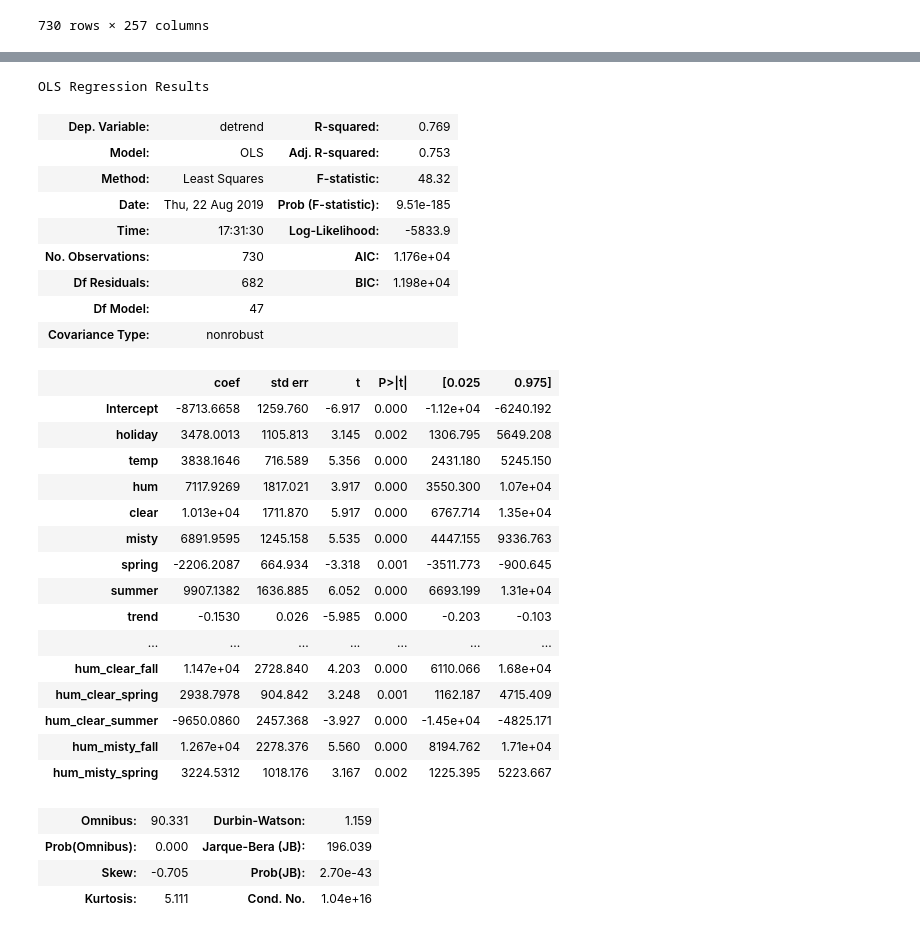
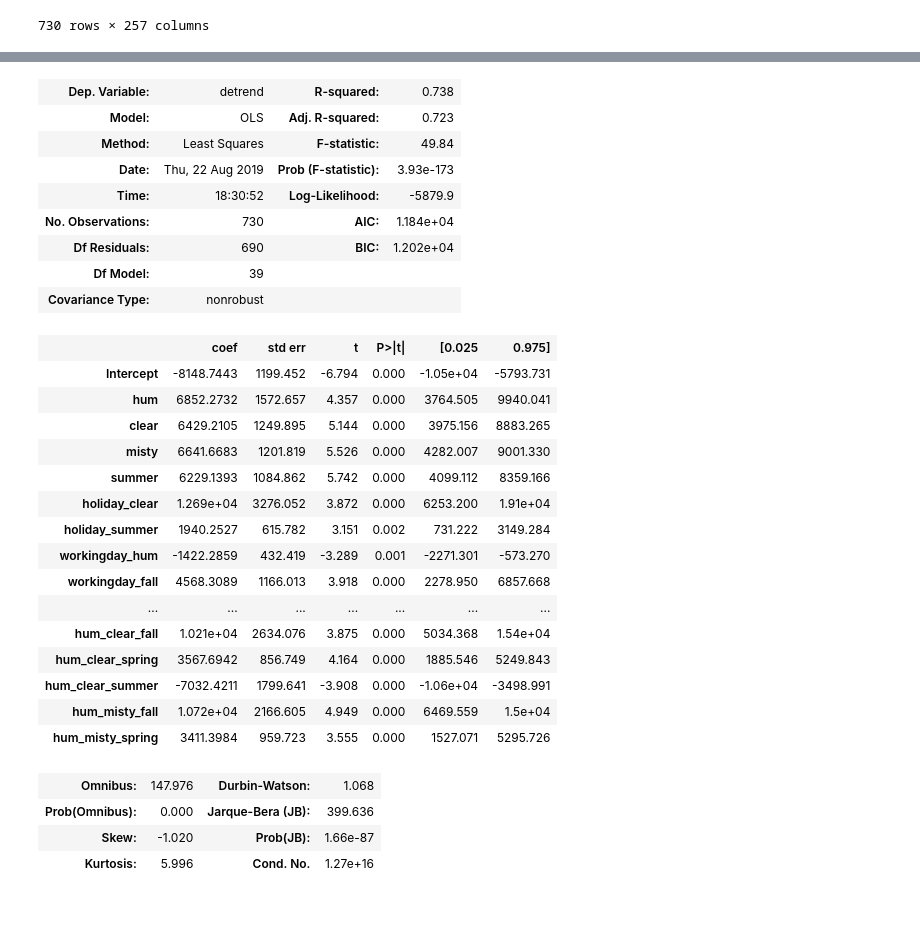
Before and after one commit to pauly51994/Bike_predictor, a Jupyter notebook: Bike-Sharing-Dataset/TEST.ipynb, the cells around one changed output, grey strips where cells are left out. Saved outputs shown, nothing was run; the diff lists cells and outputs as text; code cells hidden in the pictures.

```diff
--- a/Bike-Sharing-Dataset/TEST.ipynb
+++ b/Bike-Sharing-Dataset/TEST.ipynb
@@ -189,6 +189,8 @@ final_df = final_df.drop([name for name in list(final_df.columns) if 'casual' in
 final_df = final_df.drop([name for name in list(final_df.columns) if 'registered' in name or 'windspeed' in name],axis=1)
 # %%
 workingivs = list(final_df.columns)
+# %%
+workingivs.remove('trend')
 # %%
 workingivs.remove('detrend')
 # %%
@@ -255,16 +255,16 @@ for i in range(10):
 # %%
-ref1 = refine_model(lr_model,workingivs,.9)
-ref2 = refine_model(ref1[0], ref1[1],.9)
-ref3 = refine_model(ref2[0], ref2[1],.8)
-ref4 = refine_model(ref3[0], ref3[1],.6)
-ref5 = refine_model(ref4[0], ref4[1],.6)
+ref1 = refine_model(lr_model,workingivs, .9)
+ref2 = refine_model(ref1[0], ref1[1],ref1[2]-.1)
+ref3 = refine_model(ref2[0], ref2[1],ref2[2]-.1)
+ref4 = refine_model(ref3[0], ref3[1],ref3[2]-.1)
+ref5 = refine_model(ref4[0], ref4[1],ref4[2]-.1)
 ref6 = refine_model(ref5[0], ref5[1], ref5[2]-.1)
 ref7 = refine_model(ref6[0], ref6[1], ref6[2]-.1)
 ref8 = refine_model(ref7[0], ref7[1], ref7[2]-.1)
 ref9 = refine_model(ref8[0], ref8[1], ref8[2]-.1)
 ref10 = refine_model(ref9[0], ref9[1], ref9[2]-.1)
 refa = refine_model(ref10[0], ref10[1], ref10[2]-.1)
-refb = refine_model(refa[0], refa[1], refa[2]-.1)
-refc = refine_model(refb[0], refb[1], refb[2]-.1)
-refd = refine_model(refc[0], refc[1], refc[2]-.1)
+refb = refine_model(refa[0], refa[1], .09)
+refc = refine_model(refb[0], refb[1], .09)
+final_model = refine_model(refc[0], refc[1], .08)
 # %% [output]
@@ -285,7 +285,8 @@ refd = refine_model(refc[0], refc[1], refc[2]-.1)
 # %%
-refe = refine_model(refd[0], refd[1], refd[2]-.1)
-refe[2]
-reff = refine_model(refe[0], refe[1], .09)
-final_model = refine_model(reff[0], reff[1], .05)
 final_model[0].summary()
+# refe = refine_model(refd[0], refd[1], refd[2]-.01)
+# refe[2]
+# reff = refine_model(refe[0], refe[1], .09)
+# final_model = refine_model(reff[0], reff[1], .05)
+# final_model[0].summary()
 # %% [output]
@@ -295,30 +294,29 @@ final_model[0].summary()
-OLS Regression Results
-| Dep. Variable: | detrend | R-squared: | 0.769 |
-| Model: | OLS | Adj. R-squared: | 0.753 |
-| Method: | Least Squares | F-statistic: | 48.32 |
-| Date: | Thu, 22 Aug 2019 | Prob (F-statistic): | 9.51e-185 |
-| Time: | 17:31:30 | Log-Likelihood: | -5833.9 |
-| No. Observations: | 730 | AIC: | 1.176e+04 |
-| Df Residuals: | 682 | BIC: | 1.198e+04 |
-| Df Model: | 47 |  |  |
+| Dep. Variable: | detrend | R-squared: | 0.738 |
+| Model: | OLS | Adj. R-squared: | 0.723 |
+| Method: | Least Squares | F-statistic: | 49.84 |
+| Date: | Thu, 22 Aug 2019 | Prob (F-statistic): | 3.93e-173 |
+| Time: | 18:30:52 | Log-Likelihood: | -5879.9 |
+| No. Observations: | 730 | AIC: | 1.184e+04 |
+| Df Residuals: | 690 | BIC: | 1.202e+04 |
+| Df Model: | 39 |  |  |
 | Covariance Type: | nonrobust |  |  |
 |  | coef | std err | t | P>|t| | [0.025 | 0.975] |
-| Intercept | -8713.6658 | 1259.760 | -6.917 | 0.000 | -1.12e+04 | -6240.192 |
-| holiday | 3478.0013 | 1105.813 | 3.145 | 0.002 | 1306.795 | 5649.208 |
-| temp | 3838.1646 | 716.589 | 5.356 | 0.000 | 2431.180 | 5245.150 |
-| hum | 7117.9269 | 1817.021 | 3.917 | 0.000 | 3550.300 | 1.07e+04 |
-| clear | 1.013e+04 | 1711.870 | 5.917 | 0.000 | 6767.714 | 1.35e+04 |
-| misty | 6891.9595 | 1245.158 | 5.535 | 0.000 | 4447.155 | 9336.763 |
-| spring | -2206.2087 | 664.934 | -3.318 | 0.001 | -3511.773 | -900.645 |
-| summer | 9907.1382 | 1636.885 | 6.052 | 0.000 | 6693.199 | 1.31e+04 |
-| trend | -0.1530 | 0.026 | -5.985 | 0.000 | -0.203 | -0.103 |
+| Intercept | -8148.7443 | 1199.452 | -6.794 | 0.000 | -1.05e+04 | -5793.731 |
+| hum | 6852.2732 | 1572.657 | 4.357 | 0.000 | 3764.505 | 9940.041 |
+| clear | 6429.2105 | 1249.895 | 5.144 | 0.000 | 3975.156 | 8883.265 |
+| misty | 6641.6683 | 1201.819 | 5.526 | 0.000 | 4282.007 | 9001.330 |
+| summer | 6229.1393 | 1084.862 | 5.742 | 0.000 | 4099.112 | 8359.166 |
+| holiday_clear | 1.269e+04 | 3276.052 | 3.872 | 0.000 | 6253.200 | 1.91e+04 |
+| holiday_summer | 1940.2527 | 615.782 | 3.151 | 0.002 | 731.222 | 3149.284 |
+| workingday_hum | -1422.2859 | 432.419 | -3.289 | 0.001 | -2271.301 | -573.270 |
+| workingday_fall | 4568.3089 | 1166.013 | 3.918 | 0.000 | 2278.950 | 6857.668 |
 | ... | ... | ... | ... | ... | ... | ... |
-| hum_clear_fall | 1.147e+04 | 2728.840 | 4.203 | 0.000 | 6110.066 | 1.68e+04 |
-| hum_clear_spring | 2938.7978 | 904.842 | 3.248 | 0.001 | 1162.187 | 4715.409 |
-| hum_clear_summer | -9650.0860 | 2457.368 | -3.927 | 0.000 | -1.45e+04 | -4825.171 |
-| hum_misty_fall | 1.267e+04 | 2278.376 | 5.560 | 0.000 | 8194.762 | 1.71e+04 |
-| hum_misty_spring | 3224.5312 | 1018.176 | 3.167 | 0.002 | 1225.395 | 5223.667 |
+| hum_clear_fall | 1.021e+04 | 2634.076 | 3.875 | 0.000 | 5034.368 | 1.54e+04 |
+| hum_clear_spring | 3567.6942 | 856.749 | 4.164 | 0.000 | 1885.546 | 5249.843 |
+| hum_clear_summer | -7032.4211 | 1799.641 | -3.908 | 0.000 | -1.06e+04 | -3498.991 |
+| hum_misty_fall | 1.072e+04 | 2166.605 | 4.949 | 0.000 | 6469.559 | 1.5e+04 |
+| hum_misty_spring | 3411.3984 | 959.723 | 3.555 | 0.000 | 1527.071 | 5295.726 |
-| Omnibus: | 90.331 | Durbin-Watson: | 1.159 |
-| Prob(Omnibus): | 0.000 | Jarque-Bera (JB): | 196.039 |
-| Skew: | -0.705 | Prob(JB): | 2.70e-43 |
-| Kurtosis: | 5.111 | Cond. No. | 1.04e+16 |
+| Omnibus: | 147.976 | Durbin-Watson: | 1.068 |
+| Prob(Omnibus): | 0.000 | Jarque-Bera (JB): | 399.636 |
+| Skew: | -1.020 | Prob(JB): | 1.66e-87 |
+| Kurtosis: | 5.996 | Cond. No. | 1.27e+16 |
```
Also changed, not shown: parts of 17 cells of this notebook.
